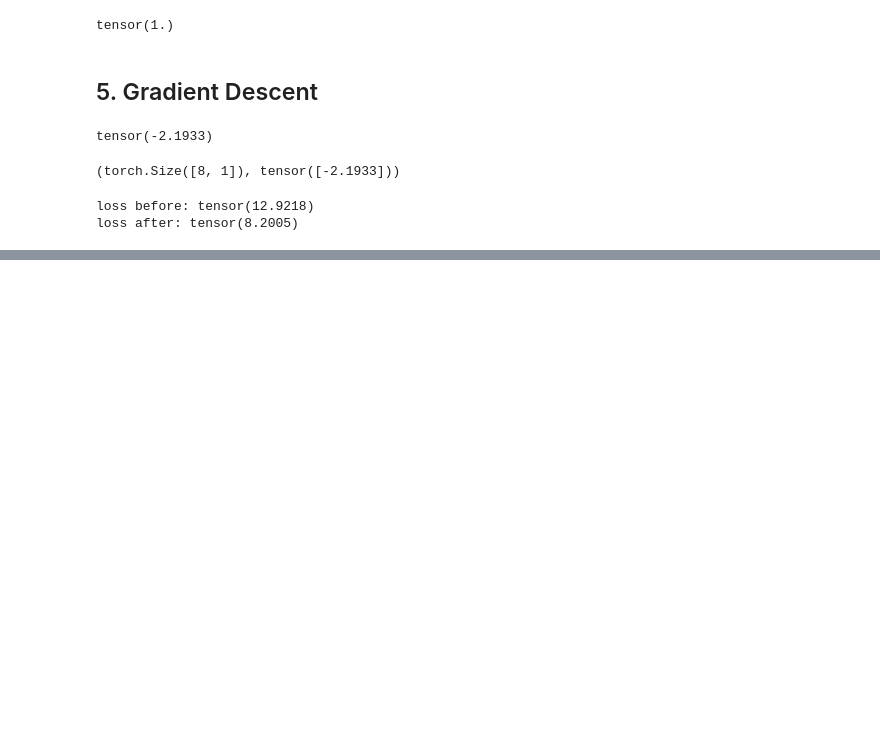
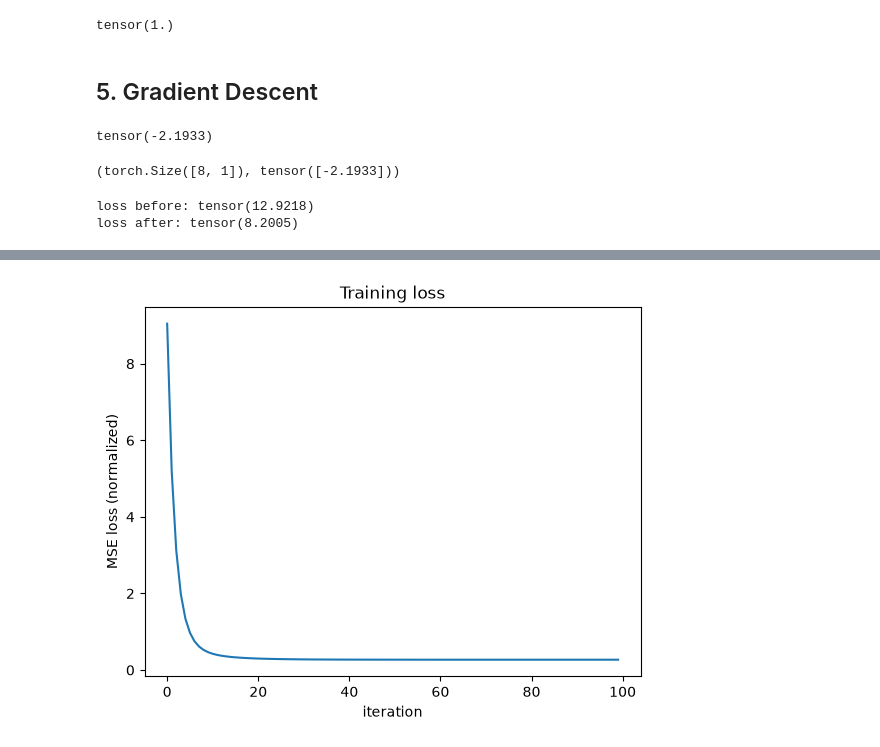
Before and after one commit to jvd1990/insurance-linear-regression-pytorch, a Jupyter notebook: insurance_linear_regression.ipynb, the cells around one changed output, grey strips where cells are left out. Saved outputs shown, nothing was run; the diff lists cells and outputs as text; code cells hidden in the pictures; blank space fills up the shorter version.

Commit message:
Add training loop and loss curve

```diff
--- a/insurance_linear_regression.ipynb
+++ b/insurance_linear_regression.ipynb
@@ -363,0 +366,22 @@ loss after: tensor(8.2005)
+# %%
+torch.manual_seed(42)
+theta0 = torch.randn(1)
+w = torch.randn(8, 1)
+
+eta = 0.1
+N = 100
+losses = []
+# %%
+for i in range(N):
+    # model
+    y_hat = linear_regression(X_train, theta0, w)
+    # loss
+    loss = mse(y_hat, y_train)
+    losses.append(loss.item())
+    # gradient
+    grad_theta0, grad_w = calc_gradient(X_train, y_train, y_hat)
+    # update
+    theta0, w = update(theta0, w, eta, grad_theta0, grad_w)
+
+    if i % 10 == 0:
+        print(f'Iter: {i}/{N}, Loss: {loss:.4f}')
@@ -363,0 +399,7 @@ loss after: tensor(8.2005)
+# %%
+plt.plot(losses)
+plt.xlabel('iteration')
+plt.ylabel('MSE loss (normalized)')
+plt.title('Training loss');
+# %% [output]
+[figure, added]
```
Also changed, not shown: parts of 2 cells of this notebook.
